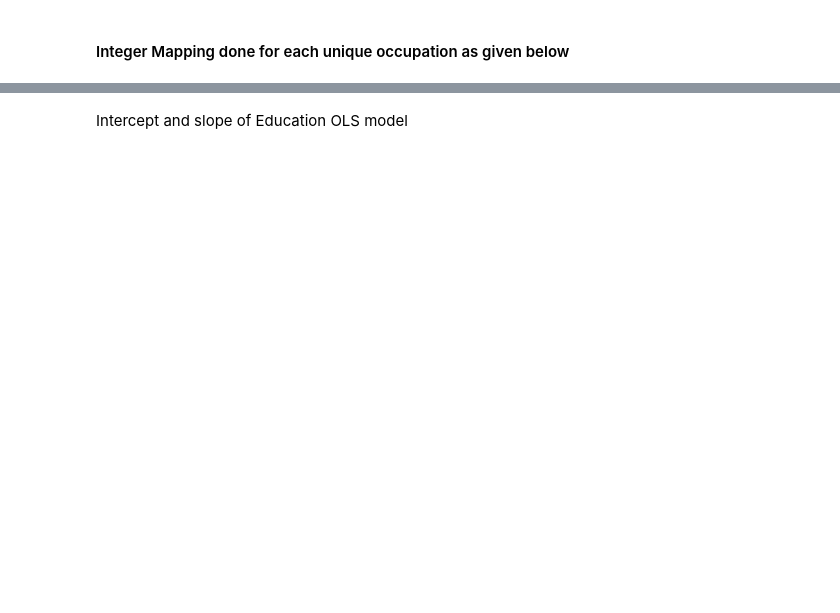
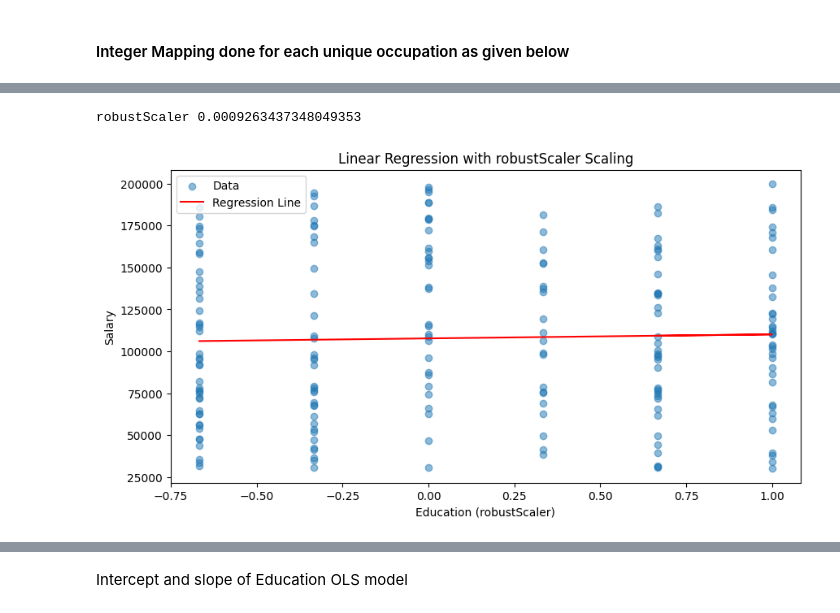
Before and after one commit to bhavyanarnoli/MachineLearning-CSE543, a Jupyter notebook: Assignment2/BhavyaNarnoli-2021316-asssignment-2.ipynb, the cells around one changed output, grey strips where cells are left out. Drawn from its saved outputs; the diff is of its cells as text; code cells hidden in the pictures; blank space fills up the shorter version.

```diff
--- a/Assignment2/BhavyaNarnoli-2021316-asssignment-2.ipynb
+++ b/Assignment2/BhavyaNarnoli-2021316-asssignment-2.ipynb
@@ -221,0 +229,40 @@ coefficients = np.linalg.inv(X.T @ X) @ X.T @ salary
+# %%
+
+# RobustScaler
+Q1 = np.percentile(education_encoded, 25)
+Q3 = np.percentile(education_encoded, 75)
+IQR = Q3 - Q1
+scaled_education_robust = (education_encoded - np.median(education_encoded)) / IQR
+
+# Linear Regression for robustScaler
+
+coefficients_robust = linear_regression(scaled_education_robust, salary_values)
+predicted_values_robust = np.dot(np.column_stack((np.ones(len(scaled_education_robust)), scaled_education_robust)), coefficients_robust)
+mean_y = np.mean(salary_values)
+tss = np.sum((salary_values - mean_y) ** 2)
+rss = np.sum((salary_values - predicted_values_robust) ** 2)
+r2 = 1 - (rss / tss)
+
+print('robustScaler', r2)
+
+# Create a scatter plot
+plt.figure(figsize=(10, 5))  # Adjust the figure size as needed
+plt.scatter(scaled_education_robust, salary_values, label='Data', alpha=0.5)
+
+# Calculate the predicted values using the coefficients
+predicted_values_robust = coefficients_robust[0] + coefficients_robust[1] * scaled_education_robust
+
+
+# Plot the regression line
+plt.plot(scaled_education_robust, predicted_values_robust, 'r', label='Regression Line')
+
+plt.xlabel('Education (robustScaler)')
+plt.ylabel('Salary')
+plt.title('Linear Regression with robustScaler Scaling')
+plt.legend()
+
+# Display the plot
+plt.show()
+# %% [output]
+robustScaler 0.0009263437348049353
+[figure, added]
```
Also changed, not shown: parts of 115 cells of this notebook, 4 other files.
